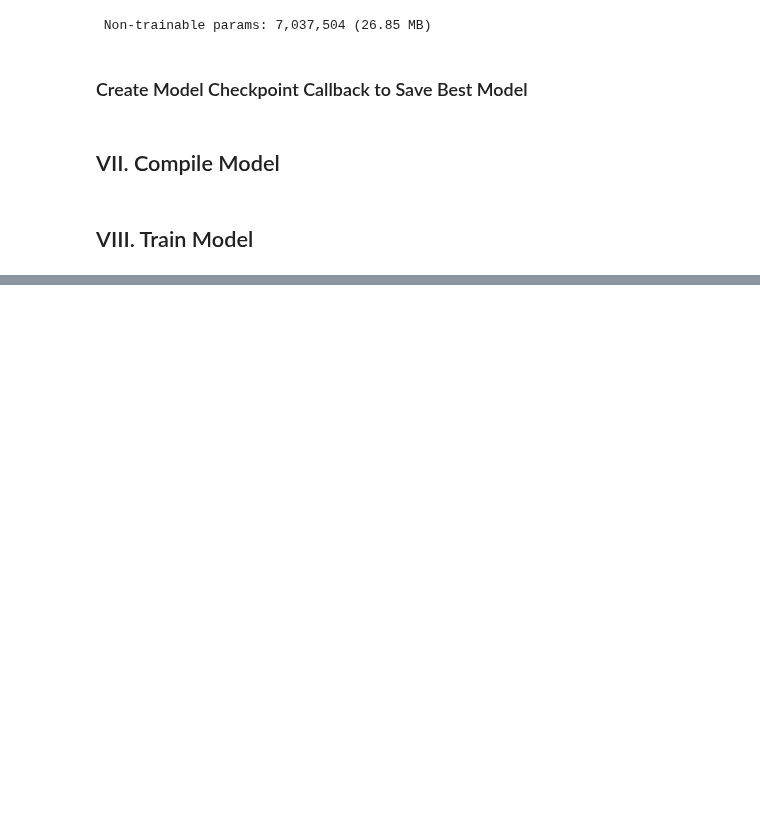
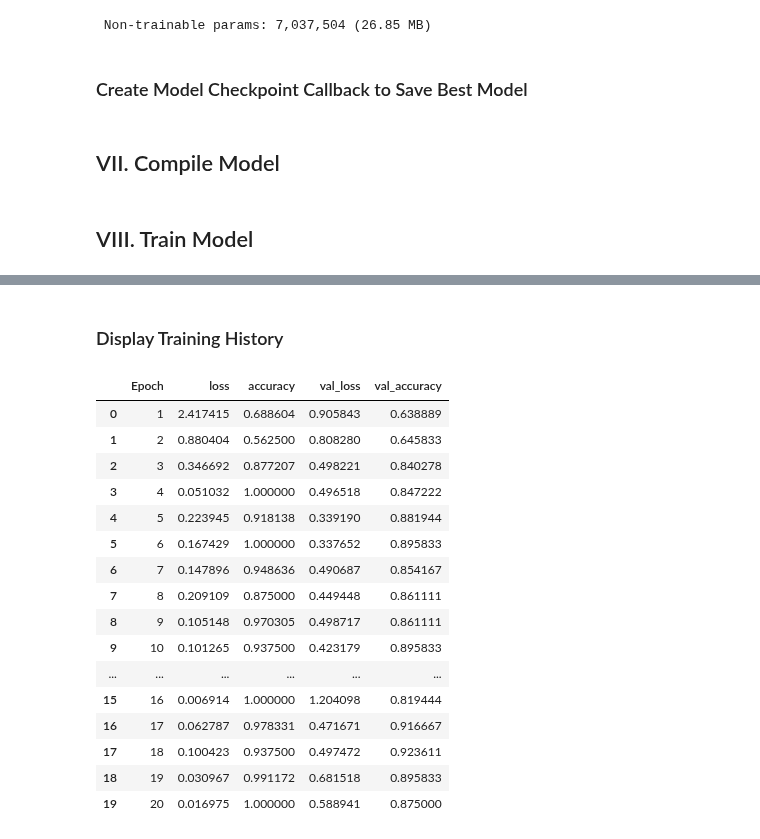
Before and after one commit to hariskhan-hk/Tumor_Classification, a Jupyter notebook: Tumor_Classification.ipynb, the cells around one changed output, grey strips where cells are left out. Saved outputs shown, nothing was run; the diff lists cells and outputs as text; code cells hidden in the pictures; blank space fills up the shorter version.

```diff
--- a/Tumor_Classification.ipynb
+++ b/Tumor_Classification.ipynb
@@ -194,6 +194,19 @@ valid_generator = datagen.flow_from_dataframe(
     shuffle=True,
     batch_size=batch_size
 )
+
+
+# ----- Show full test image paths -----
+# Convert test labels to string type
+test_df['Label'] = test_df['Label'].astype(str)
+
+# Optional: Set pandas to show full file paths
+pd.set_option('display.max_colwidth', None)
+
+# Display first 10 image paths in the test set
+print("Sample test image paths:")
+for path in test_df['Path'].head(10):
+    print(path)
 # %% [output]
 Found 1262 validated image filenames belonging to 3 classes.
 Found 158 validated image filenames belonging to 3 classes.
@@ -325,0 +401,32 @@ Epoch 20: val_accuracy improved from 0.90278 to 0.90972, saving model to /conten
+# %% [markdown]
+### Display Training History
+# %%
+# Create a Pandas DataFrame containing the training history (metrics) of the model
+train_history = pd.DataFrame(history.history)
+
+# Add a new column 'Epoch' with values from 1 to the number of epochs
+train_history['Epoch'] = range(1, len(train_history) + 1)
+
+# Reorder columns for clarity
+train_history = train_history[['Epoch', 'loss', 'accuracy', 'val_loss', 'val_accuracy']]
+
+# Display the DataFrame
+train_history
+# %% [output]
+|  | Epoch | loss | accuracy | val_loss | val_accuracy |
+| 0 | 1 | 2.417415 | 0.688604 | 0.905843 | 0.638889 |
+| 1 | 2 | 0.880404 | 0.562500 | 0.808280 | 0.645833 |
+| 2 | 3 | 0.346692 | 0.877207 | 0.498221 | 0.840278 |
+| 3 | 4 | 0.051032 | 1.000000 | 0.496518 | 0.847222 |
+| 4 | 5 | 0.223945 | 0.918138 | 0.339190 | 0.881944 |
+| 5 | 6 | 0.167429 | 1.000000 | 0.337652 | 0.895833 |
+| 6 | 7 | 0.147896 | 0.948636 | 0.490687 | 0.854167 |
+| 7 | 8 | 0.209109 | 0.875000 | 0.449448 | 0.861111 |
+| 8 | 9 | 0.105148 | 0.970305 | 0.498717 | 0.861111 |
+| 9 | 10 | 0.101265 | 0.937500 | 0.423179 | 0.895833 |
+| ... | ... | ... | ... | ... | ... |
+| 15 | 16 | 0.006914 | 1.000000 | 1.204098 | 0.819444 |
+| 16 | 17 | 0.062787 | 0.978331 | 0.471671 | 0.916667 |
+| 17 | 18 | 0.100423 | 0.937500 | 0.497472 | 0.923611 |
+| 18 | 19 | 0.030967 | 0.991172 | 0.681518 | 0.895833 |
+| 19 | 20 | 0.016975 | 1.000000 | 0.588941 | 0.875000 |
```
Also changed, not shown: parts of 20 cells of this notebook.
